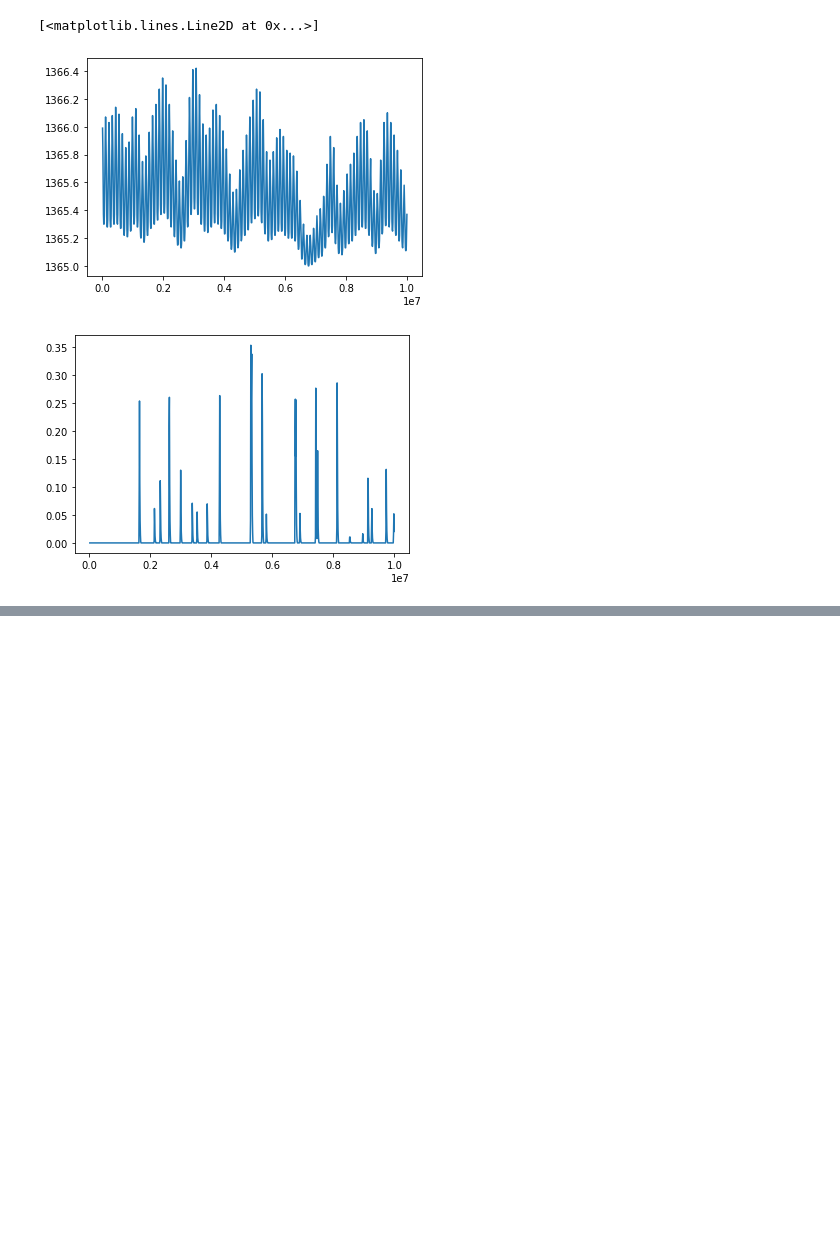
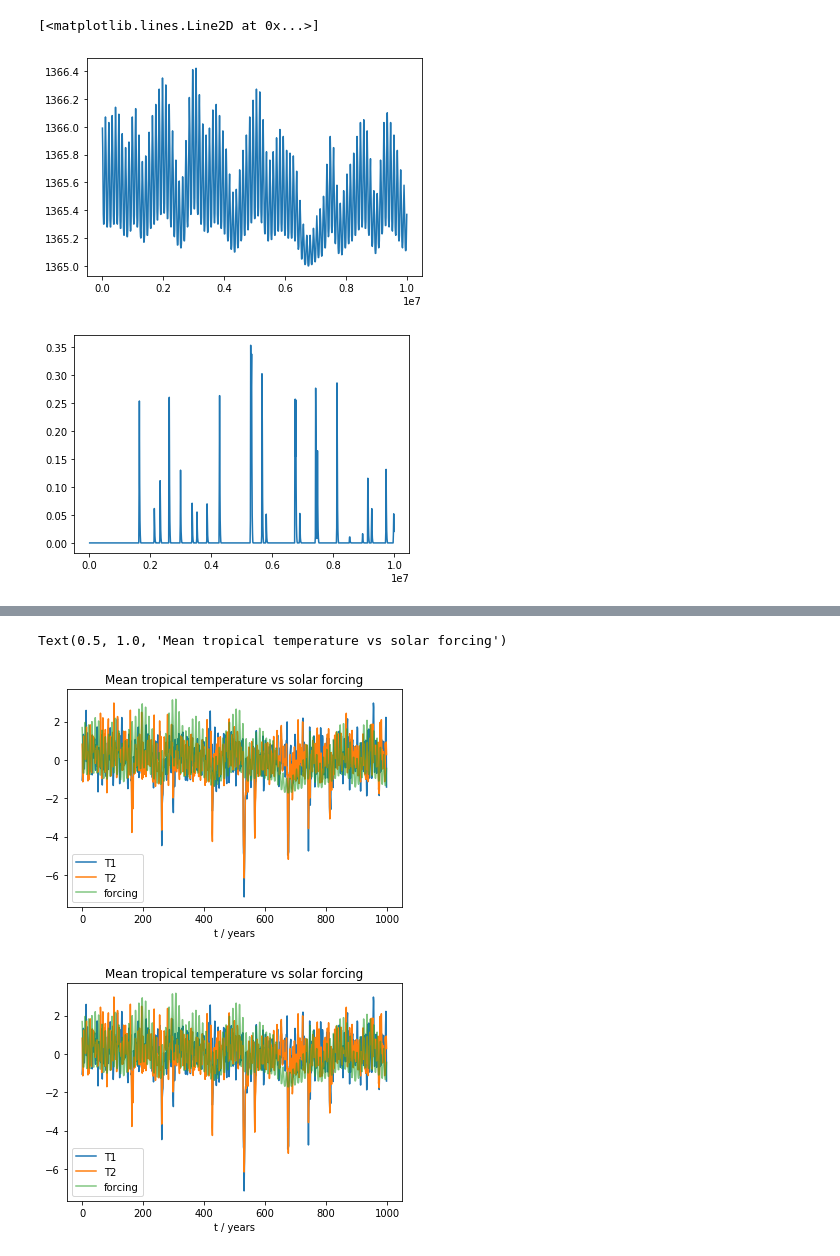
Before and after one commit to HIDA-Datathon/team_bayes, a Jupyter notebook: testing.ipynb, the cells around one changed output, grey strips where cells are left out. Drawn from its saved outputs; the diff is of its cells as text; code cells hidden in the pictures; blank space fills up the shorter version.

```diff
--- a/testing.ipynb
+++ b/testing.ipynb
@@ -34,0 +89,23 @@ T2m_1_mean.shape
+# %%
+def normalize(x):
+    return (x-np.mean(x))/np.std(x)
+
+plt.figure()
+plt.plot(normalize(T1_tropics_ts))
+plt.plot(normalize(T2_tropics_ts))
+plt.plot(normalize(TSI), alpha=0.6)
+plt.xlabel('t / years')
+plt.legend(['T1', 'T2', 'forcing'])
+plt.title('Mean tropical temperature vs solar forcing')
+
+plt.figure()
+plt.plot(normalize(T1_tropics_ts))
+plt.plot(normalize(T2_tropics_ts))
+plt.plot(normalize(TSI), alpha=0.6)
+plt.xlabel('t / years')
+plt.legend(['T1', 'T2', 'forcing'])
+plt.title('Mean tropical temperature vs solar forcing')
+# %% [output]
+Text(0.5, 1.0, 'Mean tropical temperature vs solar forcing')
+[figure, added]
+[figure, added]
```
Also changed, not shown: parts of 13 cells of this notebook.
